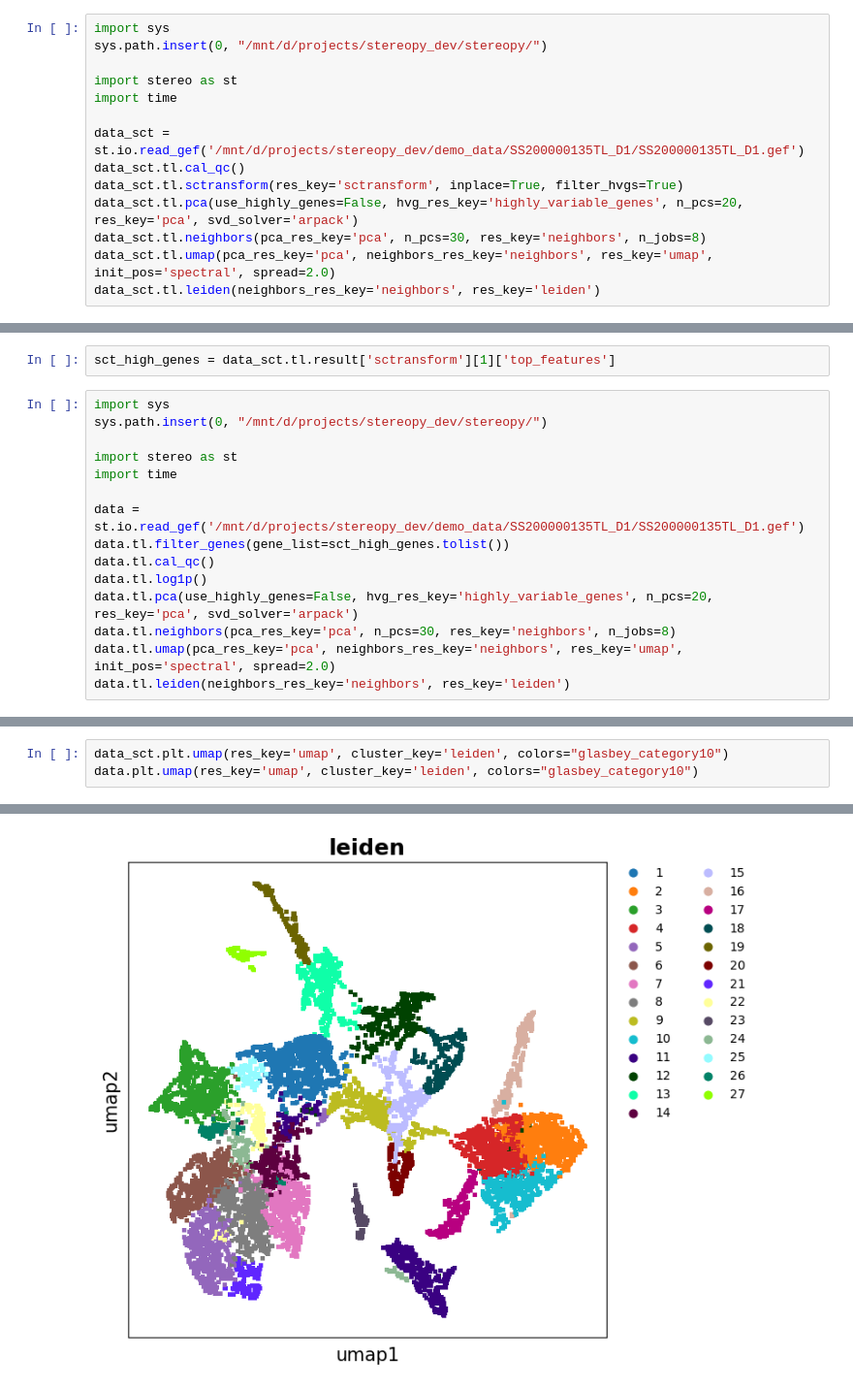
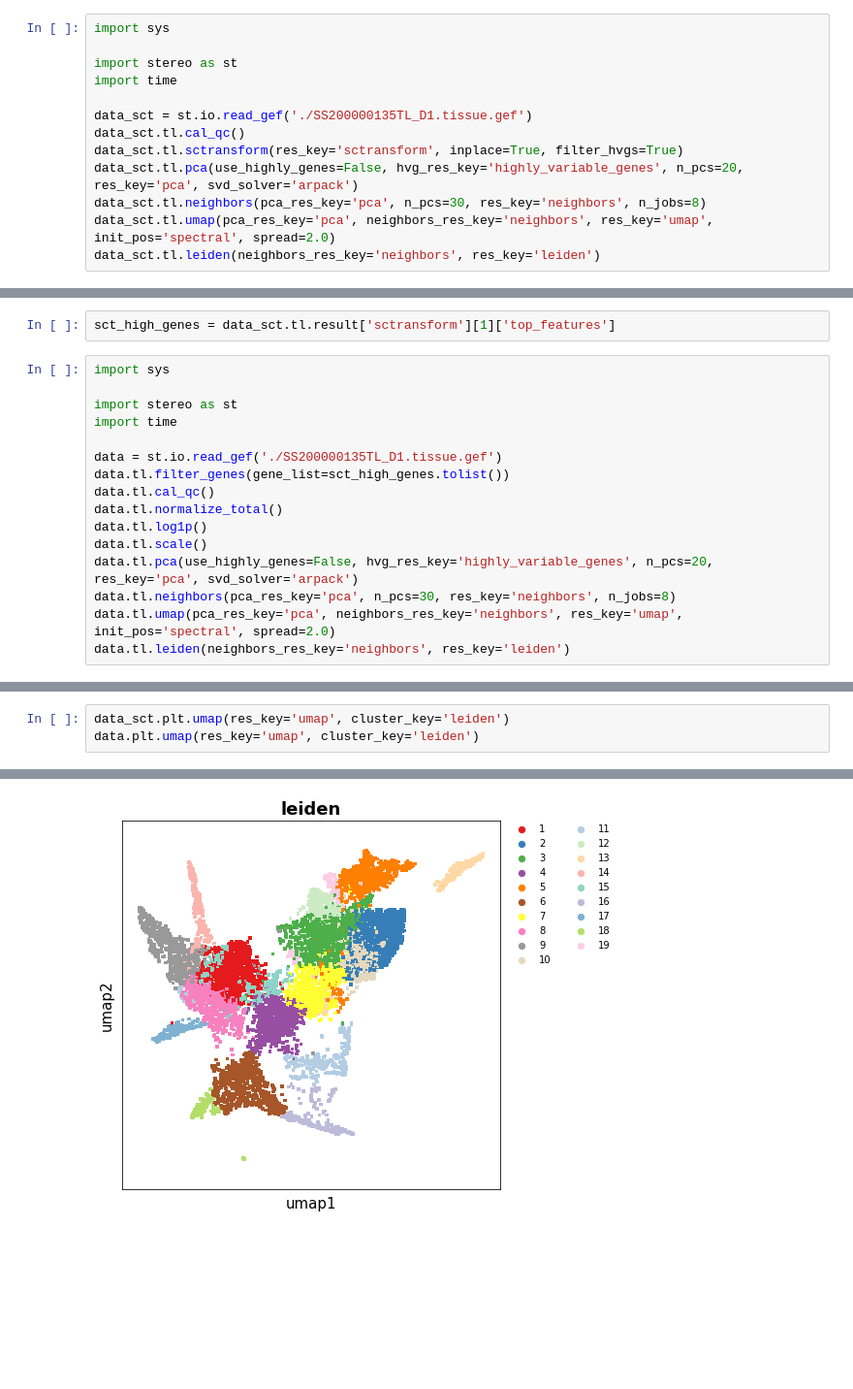
Before and after one commit to STOmics/Stereopy, a Jupyter notebook: docs/source/Tutorials/sctransform.ipynb, the cells around one changed output, grey strips where cells are left out. Shown at 97% size. Drawn from its saved outputs; the diff is of its cells as text; blank space fills up the shorter version.

```diff
--- a/docs/source/Tutorials/sctransform.ipynb
+++ b/docs/source/Tutorials/sctransform.ipynb
@@ -108,12 +101,11 @@ More contribution from lowly expressed genes, might help us to focus on tiny dif
 For further exploration, let's try clustering method apply to these result.
 # %%
 import sys
-sys.path.insert(0, "/mnt/d/projects/stereopy_dev/stereopy/")
 
 import stereo as st
 import time
 
-data_sct = st.io.read_gef('/mnt/d/projects/stereopy_dev/demo_data/SS200000135TL_D1/SS200000135TL_D1.gef')
+data_sct = st.io.read_gef('./SS200000135TL_D1.tissue.gef')
 data_sct.tl.cal_qc()
 data_sct.tl.sctransform(res_key='sctransform', inplace=True, filter_hvgs=True)
 data_sct.tl.pca(use_highly_genes=False, hvg_res_key='highly_variable_genes', n_pcs=20, res_key='pca', svd_solver='arpack')
@@ -158,15 +147,16 @@ data_sct.tl.leiden(neighbors_res_key='neighbors', res_key='leiden')
 sct_high_genes = data_sct.tl.result['sctransform'][1]['top_features']
 # %%
 import sys
-sys.path.insert(0, "/mnt/d/projects/stereopy_dev/stereopy/")
 
 import stereo as st
 import time
 
-data = st.io.read_gef('/mnt/d/projects/stereopy_dev/demo_data/SS200000135TL_D1/SS200000135TL_D1.gef')
+data = st.io.read_gef('./SS200000135TL_D1.tissue.gef')
 data.tl.filter_genes(gene_list=sct_high_genes.tolist())
 data.tl.cal_qc()
+data.tl.normalize_total()
 data.tl.log1p()
+data.tl.scale()
 data.tl.pca(use_highly_genes=False, hvg_res_key='highly_variable_genes', n_pcs=20, res_key='pca', svd_solver='arpack')
 data.tl.neighbors(pca_res_key='pca', n_pcs=30, res_key='neighbors', n_jobs=8)
 data.tl.umap(pca_res_key='pca', neighbors_res_key='neighbors', res_key='umap', init_pos='spectral', spread=2.0)
@@ -202,6 +196,6 @@ data.tl.leiden(neighbors_res_key='neighbors', res_key='leiden')
 # %%
-data_sct.plt.umap(res_key='umap', cluster_key='leiden', colors="glasbey_category10")
-data.plt.umap(res_key='umap', cluster_key='leiden', colors="glasbey_category10")
+data_sct.plt.umap(res_key='umap', cluster_key='leiden')
+data.plt.umap(res_key='umap', cluster_key='leiden')
 # %% [output]
 <AxesSubplot:title={'center':'leiden'}, xlabel='umap1', ylabel='umap2'>
-[figure, old version]
+[figure, new version]
```
Also changed, not shown: parts of 15 cells of this notebook, 6 other files.
